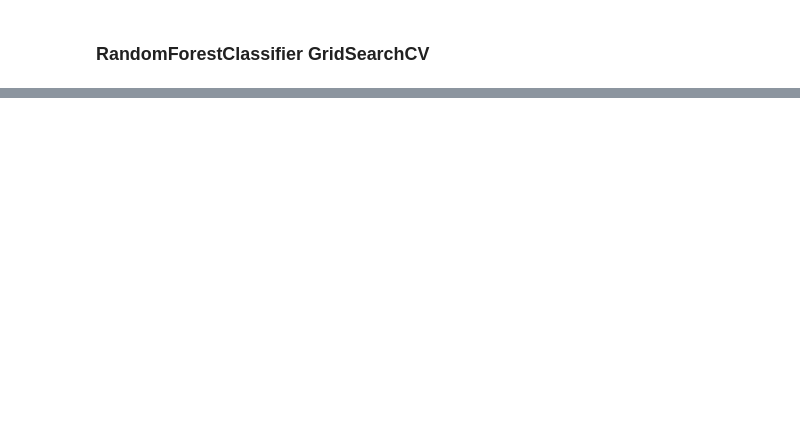
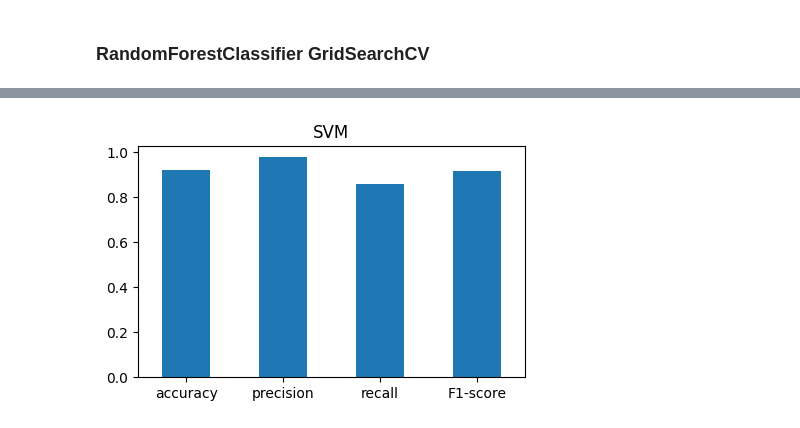
Before and after one commit to kristyan/data, a Jupyter notebook: e-tivity3/etivity3_classification.ipynb, the cells around one changed output, grey strips where cells are left out. Drawn from its saved outputs; the diff is of its cells as text; code cells hidden in the pictures; blank space fills up the shorter version.

```diff
--- a/e-tivity3/etivity3_classification.ipynb
+++ b/e-tivity3/etivity3_classification.ipynb
@@ -1012,0 +1036,34 @@ plt.show()
+# %%
+# model - a trained binary probabilistic classification model;
+#         it is assumed that there are two classes: 0 and 1
+#         and the classifier can output probability scores for class 1 via predict_proba
+
+def evaluate_model(X_eval, y_eval, model):
+    # predicted probabilities for class 1
+    probabilities = model.predict_proba(X_eval)[:, 1]
+
+    # predicted class labels
+    predicted = model.predict(X_eval)
+
+    results = {
+        "confusion_matrix": confusion_matrix(y_eval, predicted),
+        "accuracy": accuracy_score(y_eval, predicted),
+        "precision": precision_score(y_eval, predicted, zero_division=0),
+        "recall": recall_score(y_eval, predicted, zero_division=0),
+        "f1": f1_score(y_eval, predicted, zero_division=0)
+    }
+
+    fpr, tpr, _ = roc_curve(y_eval, probabilities)
+    results["fpr"] = fpr
+    results["tpr"] = tpr
+    results["auc"] = auc(fpr, tpr)
+
+    prc_precision, prc_recall, _ = precision_recall_curve(y_eval, probabilities)
+    results["prc_precision"] = prc_precision
+    results["prc_recall"] = prc_recall
+    results["ap"] = average_precision_score(y_eval, probabilities)
+
+    return results
+
+# Final evaluation on the held-out test set (used once for reporting)
+test_results = evaluate_model(X_test, y_test, best_model)
@@ -1012,0 +1084,8 @@ plt.show()
+# %%
+metrics = np.array([test_results["accuracy"], test_results["precision"], test_results["recall"], test_results["f1"]])
+index = ['accuracy', 'precision', 'recall', 'F1-score']
+df_metrics = pd.DataFrame({best_name: metrics}, index=index)
+df_metrics.plot.bar(rot=0, figsize=(5, 3), legend=False, title=f"{best_name}")
+plt.show()
+# %% [output]
+[figure, added]
```
Also changed, not shown: parts of 18 cells of this notebook.
